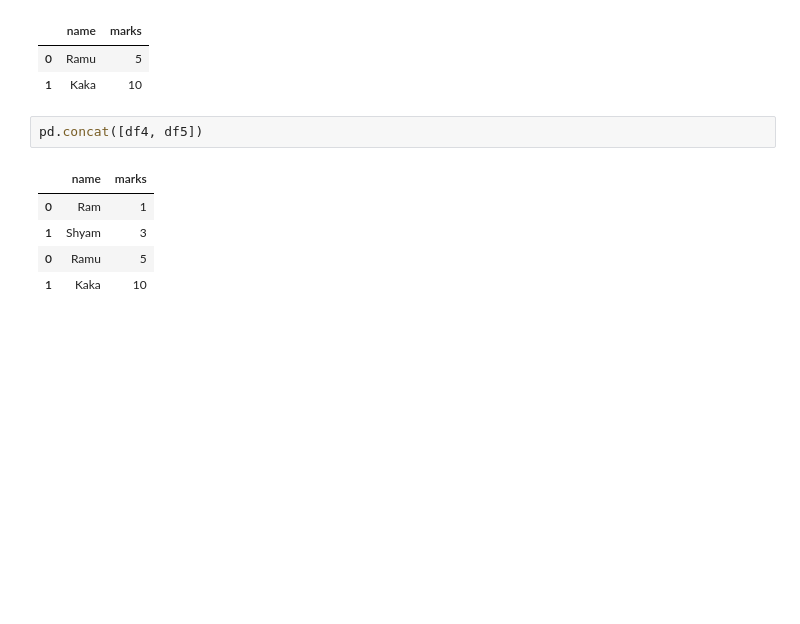
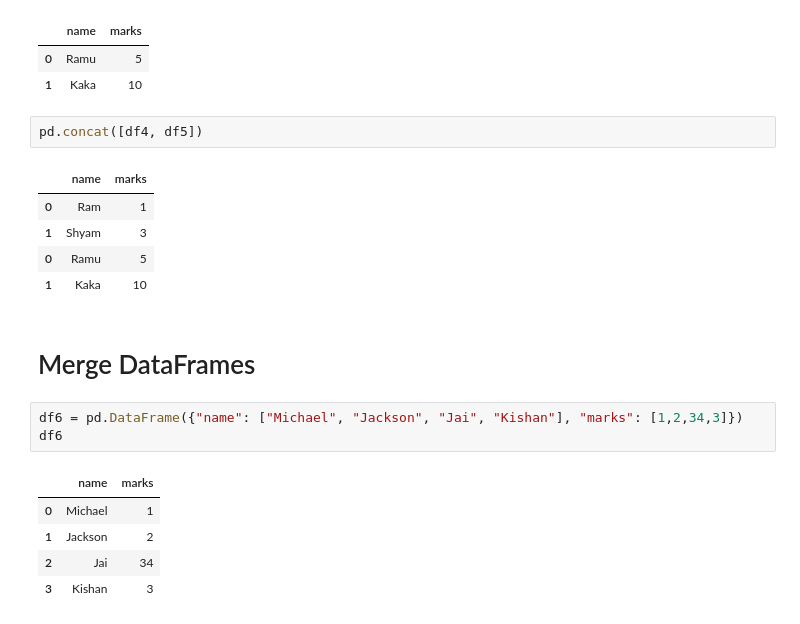
Before and after one commit to yuvraj-kumar-dev/ds-learning, a Jupyter notebook: pandas_nb.ipynb, the cells around one changed output. Cells and saved outputs as stored; diff of their text form; blank space fills up the shorter version.

```diff
--- a/pandas_nb.ipynb
+++ b/pandas_nb.ipynb
@@ -353,3 +353,14 @@ pd.concat([df4, df5])
 | 1 | Shyam | 3 |
 | 0 | Ramu | 5 |
 | 1 | Kaka | 10 |
+# %% [markdown]
+# Merge DataFrames
+# %%
+df6 = pd.DataFrame({"name": ["Michael", "Jackson", "Jai", "Kishan"], "marks": [1,2,34,3]})
+df6
+# %% [output]
+|  | name | marks |
+| 0 | Michael | 1 |
+| 1 | Jackson | 2 |
+| 2 | Jai | 34 |
+| 3 | Kishan | 3 |
```
Also changed, not shown: parts of 2 cells of this notebook, 1 other file.
